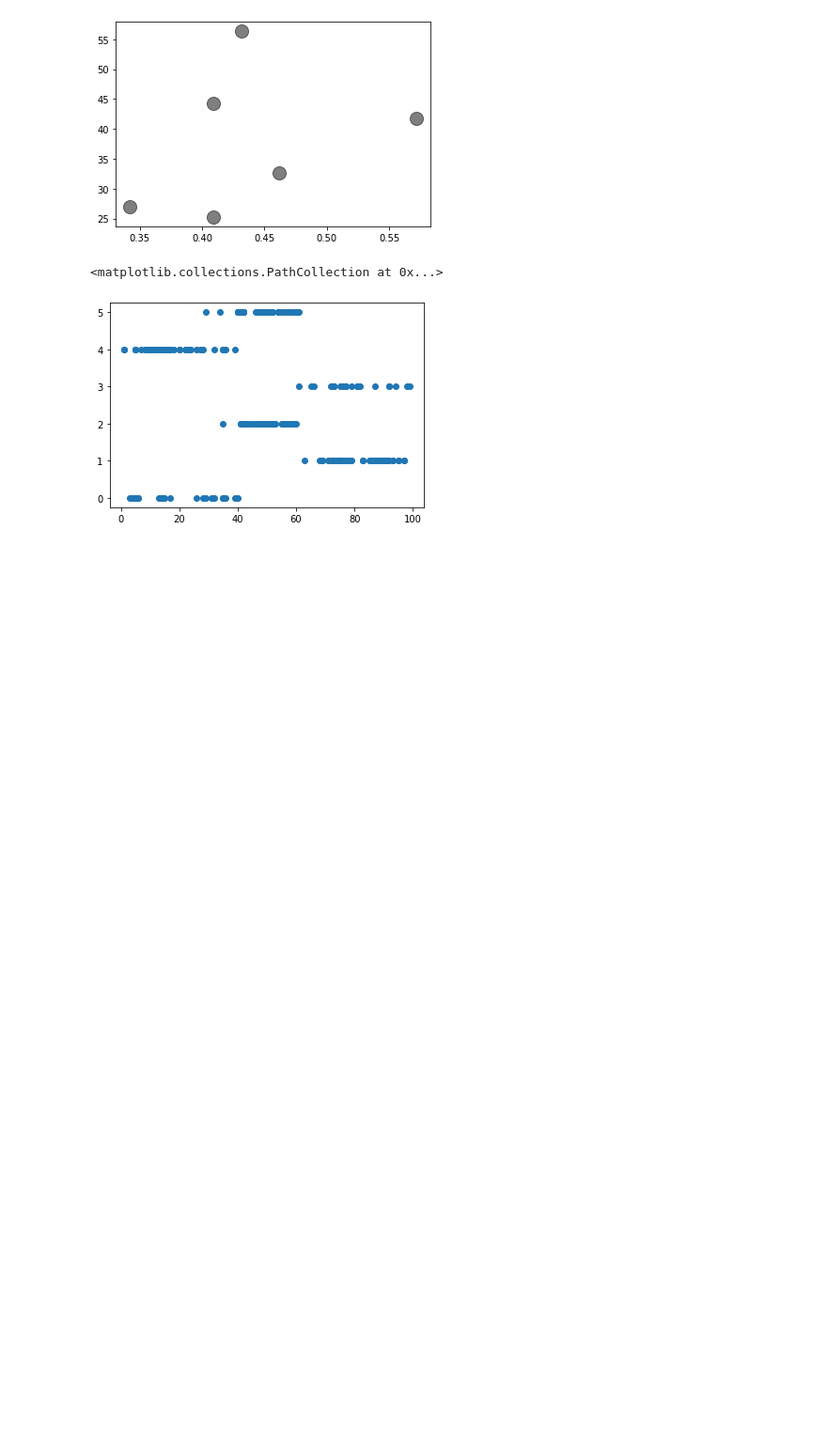
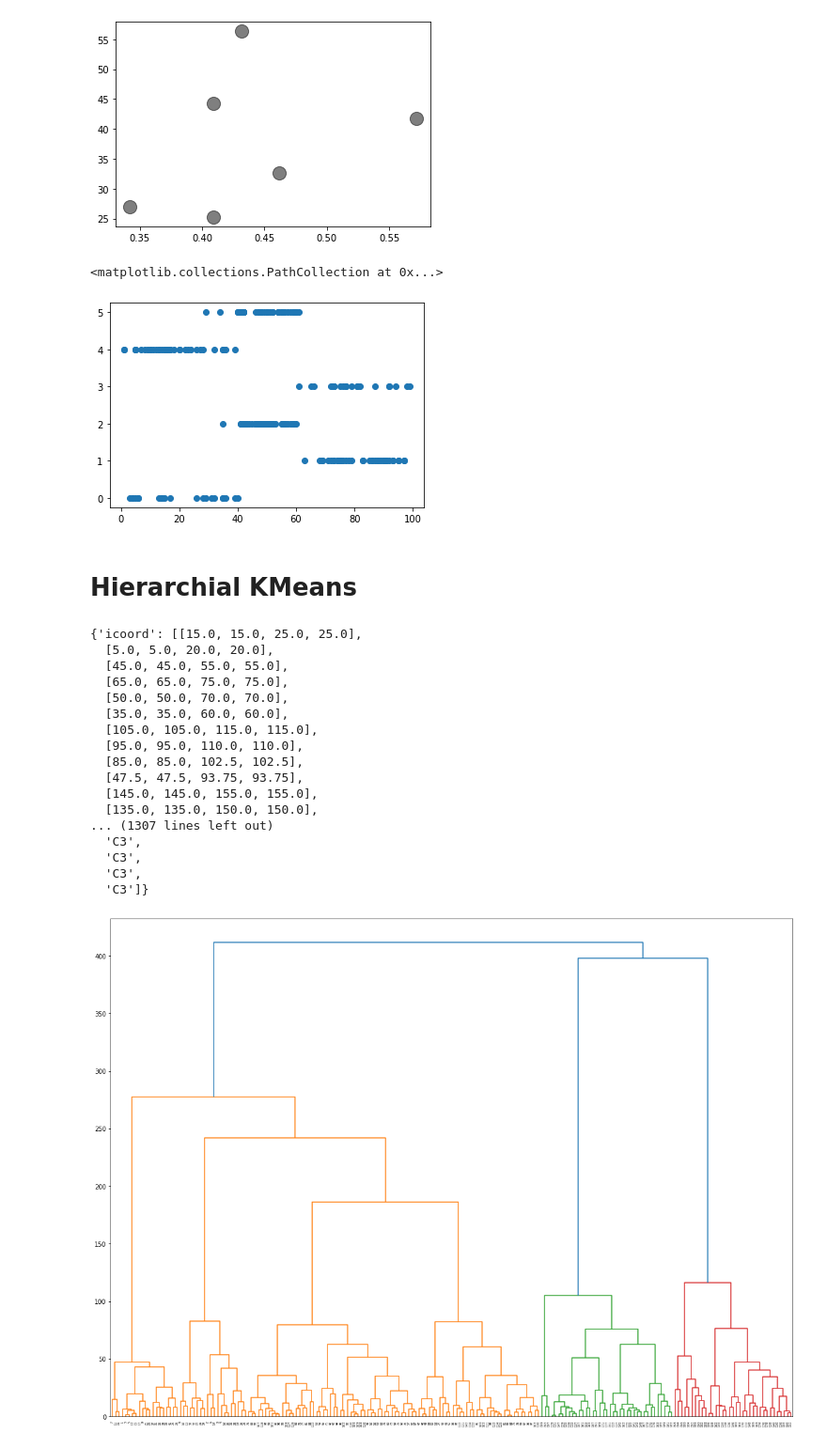
Before and after one commit to Naveen-Karanamu/Customer-Segmentation, a Jupyter notebook: main.ipynb, the cells around one changed output. Shown: that part at 94% size. Cells and saved outputs as stored; diff of their text form; code cells hidden in the pictures; blank space fills up the shorter version.

Commit message:
Added: Hierarchial KMeans

```diff
--- a/main.ipynb
+++ b/main.ipynb
@@ -288,3 +289,29 @@ plt.scatter(newdf['Spending Score (1-100)'],newdf['Cluster'],marker='o')
 # %% [output]
 <matplotlib.collections.PathCollection at 0x...>
 [figure]
+# %% [markdown]
+# Hierarchial KMeans
+# %%
+var=linkage(newdf,method='ward')
+# %%
+plt.figure(figsize=(20,15))
+dendrogram(var,leaf_rotation=90)
+# %% [output]
+{'icoord': [[15.0, 15.0, 25.0, 25.0],
+  [5.0, 5.0, 20.0, 20.0],
+  [45.0, 45.0, 55.0, 55.0],
+  [65.0, 65.0, 75.0, 75.0],
+  [50.0, 50.0, 70.0, 70.0],
+  [35.0, 35.0, 60.0, 60.0],
+  [105.0, 105.0, 115.0, 115.0],
+  [95.0, 95.0, 110.0, 110.0],
+  [85.0, 85.0, 102.5, 102.5],
+  [47.5, 47.5, 93.75, 93.75],
+  [145.0, 145.0, 155.0, 155.0],
+  [135.0, 135.0, 150.0, 150.0],
+... (1307 lines left out)
+  'C3',
+  'C3',
+  'C3',
+  'C3']}
+[figure, added]
```
Also changed, not shown: parts of 1 cell of this notebook.
